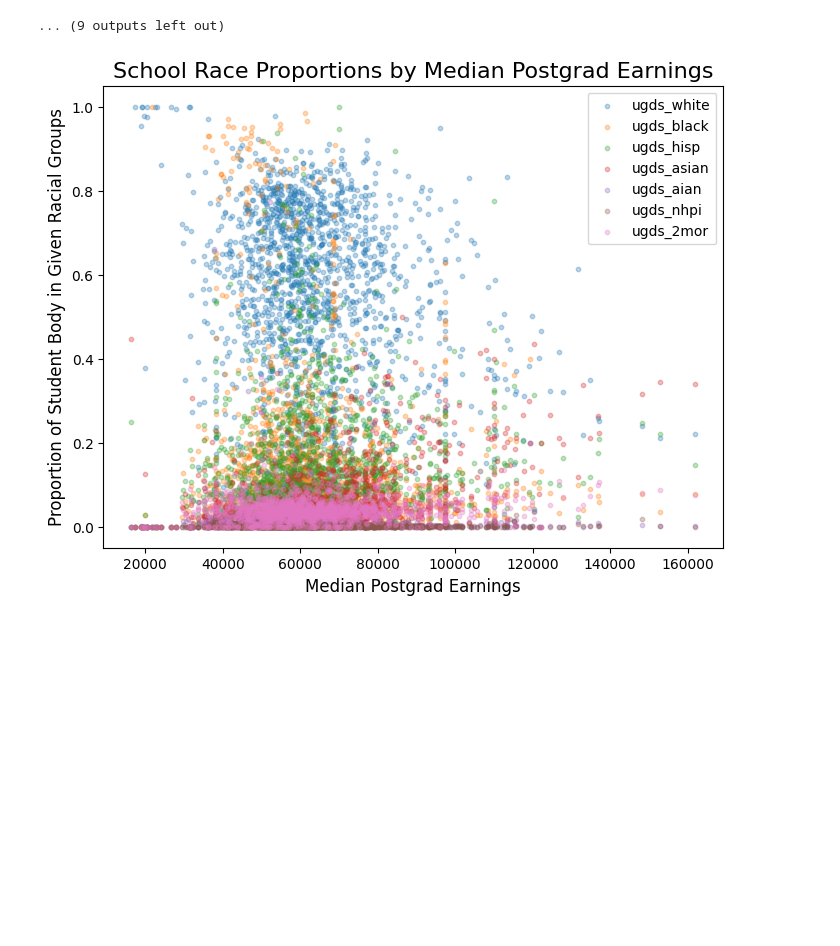
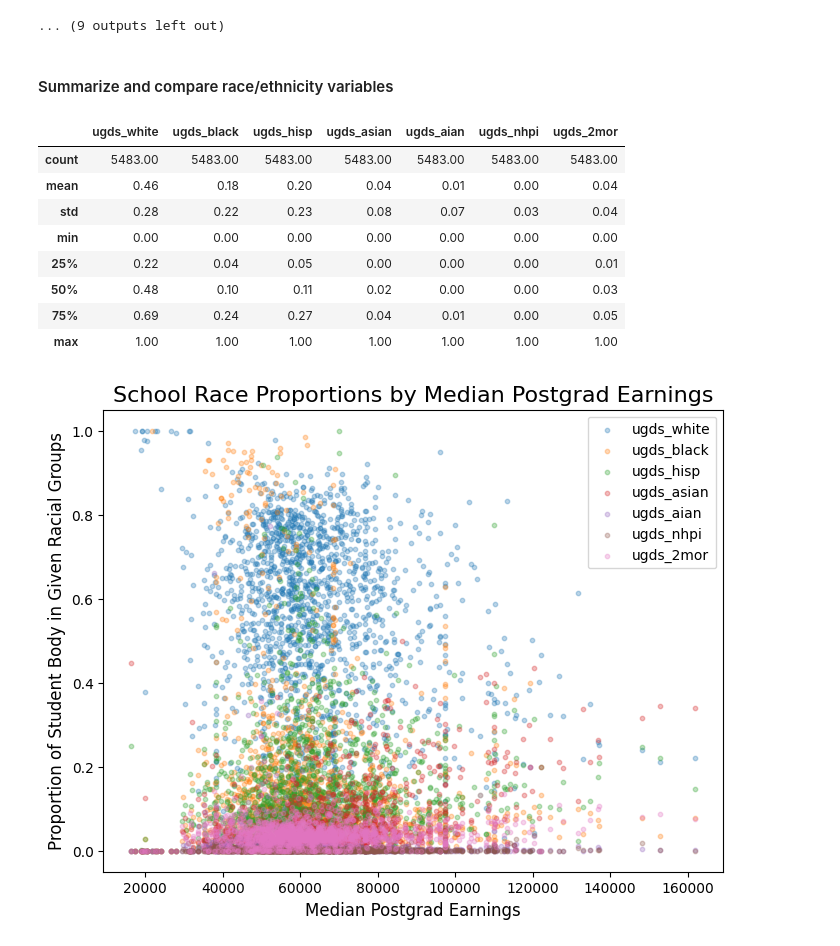
Before and after one commit to davidgarmal/comm3180_S26_G3_Data_Project, a Jupyter notebook: data_analysis/glynn_provisional_analysis.ipynb, the cells around one changed output. Drawn from its saved outputs; the diff is of its cells as text; code cells hidden in the pictures; blank space fills up the shorter version.

```diff
--- a/data_analysis/glynn_provisional_analysis.ipynb
+++ b/data_analysis/glynn_provisional_analysis.ipynb
@@ -195,6 +195,20 @@ for idx, rcol in enumerate(race_cols):
 | 75% | 0.04 |
 | max | 1.00 |
 ... (9 outputs left out)
+# %% [markdown]
+#### Summarize and compare race/ethnicity variables
+# %%
+pd.DataFrame(dat[race_cols].describe()).round(2)
+# %% [output]
+|  | ugds_white | ugds_black | ugds_hisp | ugds_asian | ugds_aian | ugds_nhpi | ugds_2mor |
+| count | 5483.00 | 5483.00 | 5483.00 | 5483.00 | 5483.00 | 5483.00 | 5483.00 |
+| mean | 0.46 | 0.18 | 0.20 | 0.04 | 0.01 | 0.00 | 0.04 |
+| std | 0.28 | 0.22 | 0.23 | 0.08 | 0.07 | 0.03 | 0.04 |
+| min | 0.00 | 0.00 | 0.00 | 0.00 | 0.00 | 0.00 | 0.00 |
+| 25% | 0.22 | 0.04 | 0.05 | 0.00 | 0.00 | 0.00 | 0.01 |
+| 50% | 0.48 | 0.10 | 0.11 | 0.02 | 0.00 | 0.00 | 0.03 |
+| 75% | 0.69 | 0.24 | 0.27 | 0.04 | 0.01 | 0.00 | 0.05 |
+| max | 1.00 | 1.00 | 1.00 | 1.00 | 1.00 | 1.00 | 1.00 |
 # %%
 
 
```
